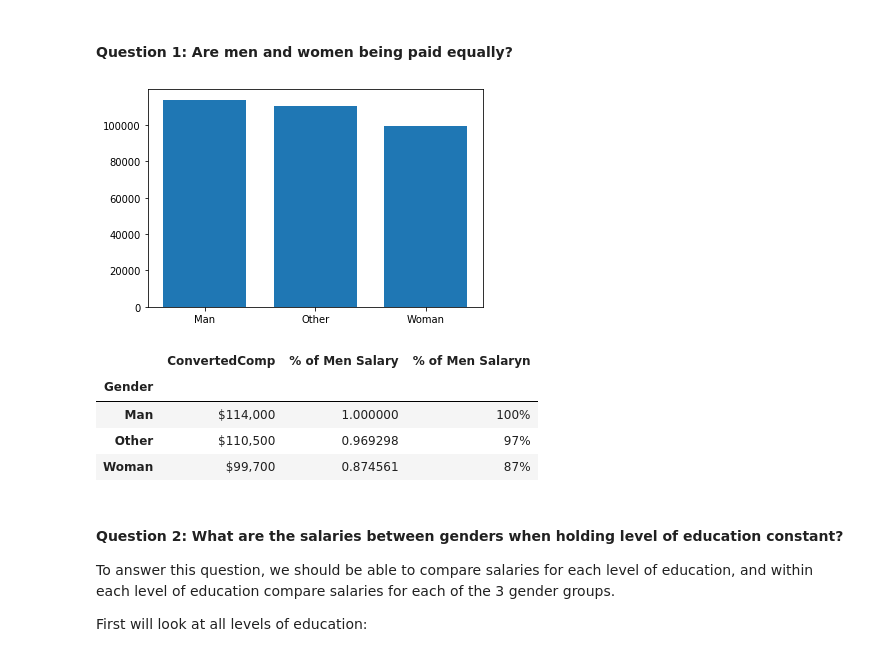
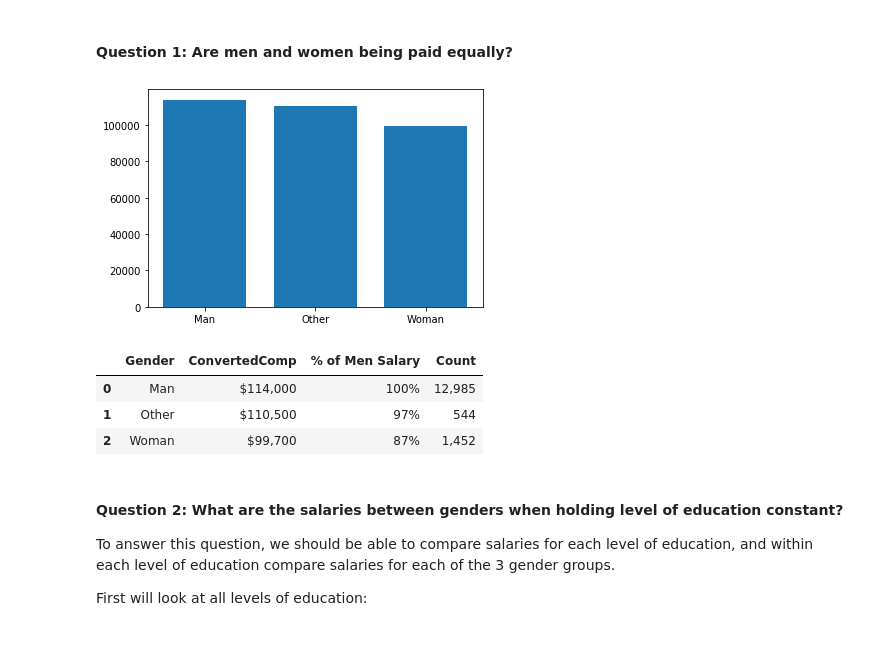
Before and after one commit to regomoto/Data_Science_Nanodegree, a Jupyter notebook: 01_blog/Salary_Analysis_Notebook.ipynb, the cells around one changed output. Drawn from its saved outputs; the diff is of its cells as text; code cells hidden in the pictures.

```diff
--- a/01_blog/Salary_Analysis_Notebook.ipynb
+++ b/01_blog/Salary_Analysis_Notebook.ipynb
@@ -247,34 +247,43 @@ Modeling often times refers to creating a machine learning model for prediction,
 # %%
 # get ConvertedComp medians grouped by gender
 q1 = data.groupby(by = 'Gender').median().drop(['Respondent', \
             'CompTotal', 'WorkWeekHrs', 'WorkWeekHrs', 'Age', 'CodeRevHrs'], axis = 1)
+
+# get gender count
+count_array = data['Gender'].value_counts().values
+gender_count = [count_array[0], count_array[2], count_array[1]]
+gender_count
 
 # get median salaries to
 men_median_sal = q1['ConvertedComp'][0]
 other_median_sal = q1['ConvertedComp'][1]
 woman_median_sal = q1['ConvertedComp'][2]
 
 q1['% of Men Salary'] = [men_median_sal/men_median_sal,\
                          other_median_sal/men_median_sal,\
                          woman_median_sal/men_median_sal]
+
+q1['Count'] = gender_count
+
+
+# create bar chart to show each gender's median salary
+plt.bar(q1.index, q1['ConvertedComp'], width=.75)
+plt.show()
+
+# format dataframe so it looks nicer
+q1['ConvertedComp'] = q1['ConvertedComp'].apply(lambda x: "${:,.0f}".format(x))
+q1['% of Men Salary'] = q1['% of Men Salary'].apply(lambda x: "{:.0%}".format(x))
+
+# show dataframe in nice format
+# format count with comma format
+q1['Count'] = q1['Count'].apply(lambda x: "{:,.0f}".format(x))
+q1.reset_index()
+# %% [output]
+[figure, added]
+|  | Gender | ConvertedComp | % of Men Salary | Count |
+| 0 | Man | $114,000 | 100% | 12,985 |
+| 1 | Other | $110,500 | 97% | 544 |
+| 2 | Woman | $99,700 | 87% | 1,452 |
-# %%
-# create bar chart to show each gender's median salary
-plt.bar(q1.index, q1['ConvertedComp'], width=.75)
-plt.show()
-
-# format dataframe so it looks nicer
-q1['ConvertedComp'] = q1['ConvertedComp'].apply(lambda x: "${:,.0f}".format(x))
-q1['% of Men Salaryn'] = q1['% of Men Salary'].apply(lambda x: "{:.0%}".format(x))
-
-# show dataframe in nice format
-q1
-# %% [output]
-[figure, removed]
-|  | ConvertedComp | % of Men Salary | % of Men Salaryn |
-| Gender |  |  |  |
-| Man | $114,000 | 1.000000 | 100% |
-| Other | $110,500 | 0.969298 | 97% |
-| Woman | $99,700 | 0.874561 | 87% |
 # %% [markdown]
 #### Question 2: What are the salaries between genders when holding level of education constant?
 
```
Also changed, not shown: parts of 5 cells of this notebook.
